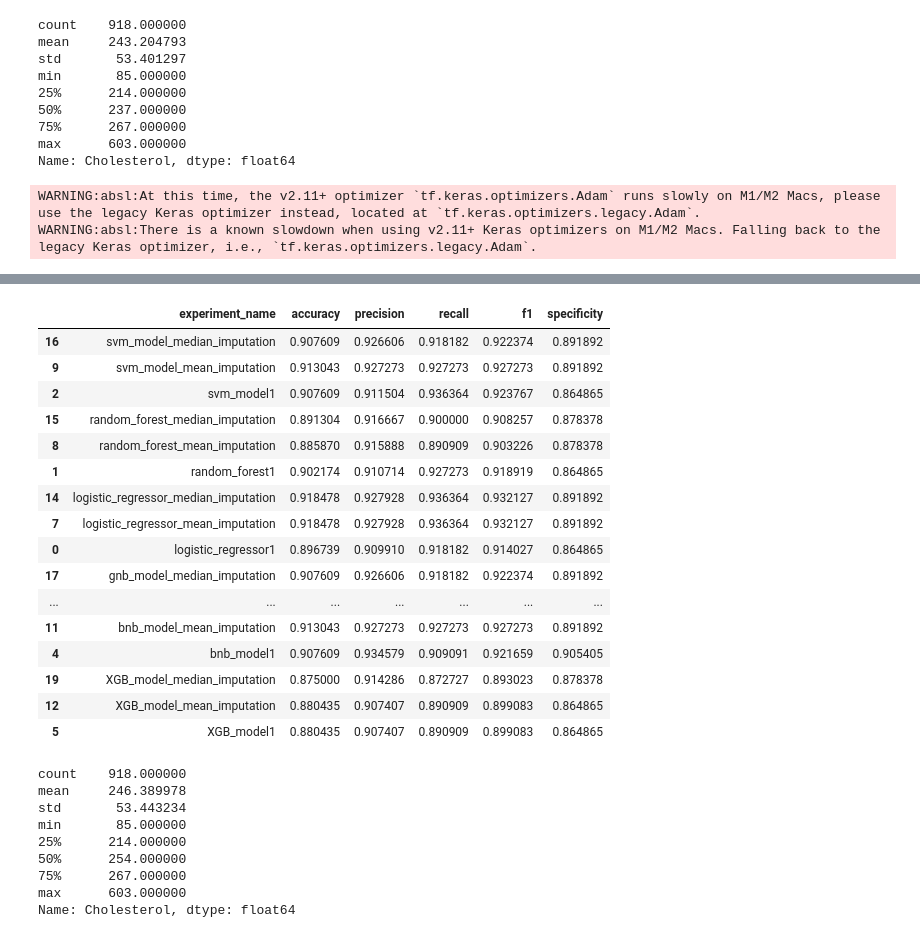
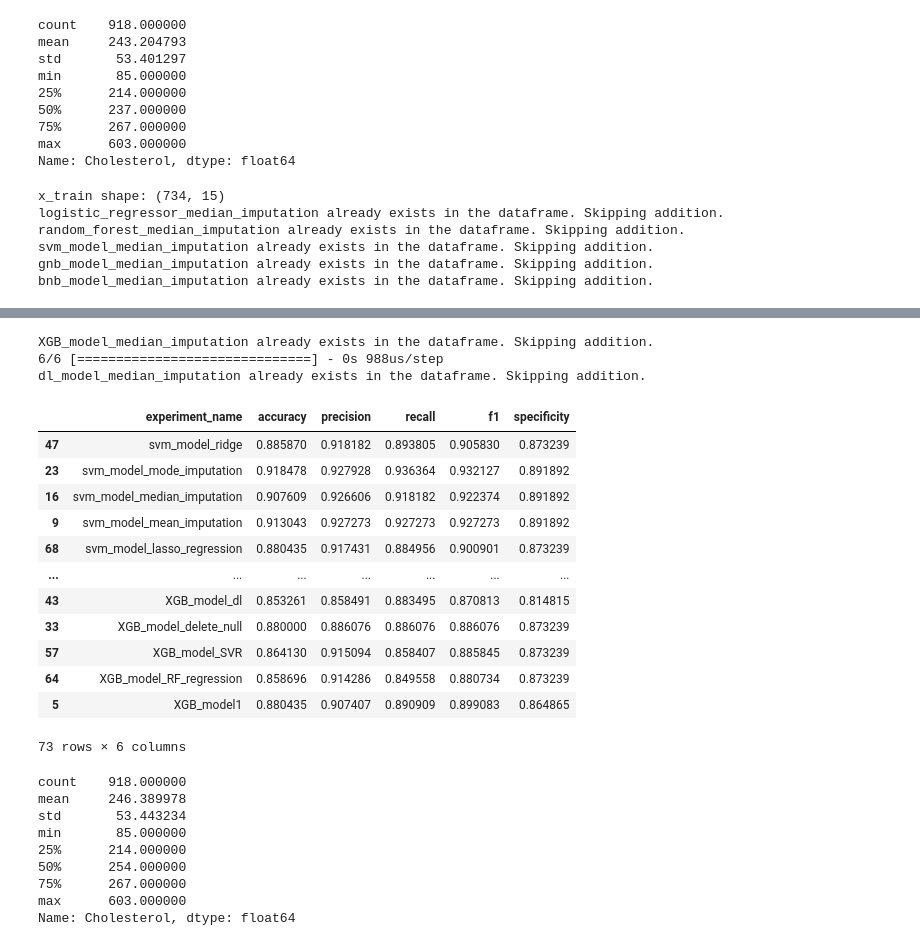
Before and after one commit to nripstein/Heart-Disease-Prediction, a Jupyter notebook: heart failure prediction notebook.ipynb, the cells around one changed output, grey strips where cells are left out. Cells and saved outputs as stored; diff of their text form; code cells hidden in the pictures.

Commit message:
set up exporting models

```diff
--- a/heart failure prediction notebook.ipynb
+++ b/heart failure prediction notebook.ipynb
@@ -492,7 +488,7 @@ plt.show()
 # %% [markdown]
 # Feature engineering and scaling
 # %%
-df2 = df.copy(deep=True)  # make a copy of the original data which we will modify
+preprocessed_df = df.copy(deep=True)  # make a copy of the original data which we will modify
 
 # Initialize the scalers
 min_max_scaler = MinMaxScaler()
@@ -501,15 +497,15 @@ standard_scaler = StandardScaler()  # not clear this was required for 'Age', 'Re
 # Apply both scalers to each continuous variable
 for feature in continuous_feature_names:
     # Perform MinMax scaling
-    min_max_scaled_data = min_max_scaler.fit_transform(df2[[feature]])
+    min_max_scaled_data = min_max_scaler.fit_transform(preprocessed_df[[feature]])
 
     # Perform Standard scaling on the MinMax scaled data
     min_max_standard_scaled_data = standard_scaler.fit_transform(min_max_scaled_data)
 
     # Update the original DataFrame with the scaled data
-    df2[feature] = min_max_standard_scaled_data.flatten()
+    preprocessed_df[feature] = min_max_standard_scaled_data.flatten()
 
-df2.head()
+preprocessed_df.head()
 # %% [output]
 |  | Age | Sex | ChestPainType | RestingBP | Cholesterol | FastingBS | RestingECG | MaxHR | ... |
 | 0 | -1.433140 | M | ATA | 0.410909 | 0.825070 | 0 | Normal | 1.382928 | ... |
@@ -519,8 +515,8 @@ df2.head()
 | 4 | 0.051881 | M | NAP | 0.951331 | -0.034755 | 0 | Normal | -0.581981 | ... |
 # %%
 # one hot encoding of categorical variables
-df2 = pd.get_dummies(df2, columns=categorical_feature_names, dtype=int)
-df2.head()
+preprocessed_df = pd.get_dummies(preprocessed_df, columns=categorical_feature_names, dtype=int)
+preprocessed_df.head()
 # %% [output]
 |  | Age | RestingBP | Cholesterol | MaxHR | Oldpeak | HeartDisease | Sex_F | Sex_M | ChestPainType_ASY | ... |
 | 0 | -1.433140 | 0.410909 | 0.825070 | 1.382928 | -0.832432 | 0 | 0 | 1 | 0 | ... |
@@ -642,4 +638,4 @@ Chi-Squared test takeaways:
 # %% [markdown]
 # Modelling and Predicting
 # %%
-x_train, x_test, y_train, y_test = train_test_split(df2.drop("HeartDisease", axis=1), df2["HeartDisease"], test_size=0.2, random_state=1)
+x_train, x_test, y_train, y_test = train_test_split(preprocessed_df.drop("HeartDisease", axis=1), preprocessed_df["HeartDisease"], test_size=0.2, random_state=1)
@@ -1138,12 +1151,12 @@ display(df[df["Cholesterol"]!=0]["Cholesterol"].median())
 # %% [output]
 237.0
 # %%
-df4 = df.copy(deep=True)  # make a new dataframe for this
-df4["FastingBS"] = df4["FastingBS"].astype(int)
+median_imputation_df = df.copy(deep=True)  # make a new dataframe for this
+median_imputation_df["FastingBS"] = median_imputation_df["FastingBS"].astype(int)
 
-df4.loc[df4["Cholesterol"]==0, "Cholesterol"] = df4[df4["Cholesterol"]!=0]["Cholesterol"].median() # set it equal to the median
+median_imputation_df.loc[median_imputation_df["Cholesterol"] == 0, "Cholesterol"] = median_imputation_df[median_imputation_df["Cholesterol"] != 0]["Cholesterol"].median() # set it equal to the median
 
-display(df4["Cholesterol"].describe())
+display(median_imputation_df["Cholesterol"].describe())
 # %% [output]
 count    918.000000
 mean     243.204793
@@ -1155,8 +1168,12 @@ min       85.000000
 max      603.000000
 Name: Cholesterol, dtype: float64
 # %%
-models_df = run_models(df4.copy(deep=True), continuous_feature_names, categorical_feature_names, models_df, add_experiment, descriptor="median_imputation")
+models_df = run_models(median_imputation_df.copy(deep=True), continuous_feature_names, categorical_feature_names, models_df, add_experiment, descriptor="median_imputation")
 display(models_df.drop("predictions", axis=1).sort_values(by="experiment_name", ascending=False))
 # %% [output]
-WARNING:absl:At this time, the v2.11+ optimizer `tf.keras.optimizers.Adam` runs slowly on M1/M2 Macs, please use the legacy Keras optimizer instead, located at `tf.keras.optimizers.legacy.Adam`.
-WARNING:absl:There is a known slowdown when using v2.11+ Keras optimizers on M1/M2 Macs. Falling back to the legacy Keras optimizer, i.e., `tf.keras.optimizers.legacy.Adam`.
+x_train shape: (734, 15)
+logistic_regressor_median_imputation already exists in the dataframe. Skipping addition.
+random_forest_median_imputation already exists in the dataframe. Skipping addition.
+svm_model_median_imputation already exists in the dataframe. Skipping addition.
+gnb_model_median_imputation already exists in the dataframe. Skipping addition.
+bnb_model_median_imputation already exists in the dataframe. Skipping addition.
@@ -1164,20 +1182,19 @@ WARNING:absl:There is a known slowdown when using v2.11+ Keras optimizers on M1/
+XGB_model_median_imputation already exists in the dataframe. Skipping addition.
+6/6 [==============================] - 0s 988us/step
+dl_model_median_imputation already exists in the dataframe. Skipping addition.
 |  | experiment_name | accuracy | precision | recall | f1 | specificity |
+| 47 | svm_model_ridge | 0.885870 | 0.918182 | 0.893805 | 0.905830 | 0.873239 |
+| 23 | svm_model_mode_imputation | 0.918478 | 0.927928 | 0.936364 | 0.932127 | 0.891892 |
 | 16 | svm_model_median_imputation | 0.907609 | 0.926606 | 0.918182 | 0.922374 | 0.891892 |
 | 9 | svm_model_mean_imputation | 0.913043 | 0.927273 | 0.927273 | 0.927273 | 0.891892 |
-| 2 | svm_model1 | 0.907609 | 0.911504 | 0.936364 | 0.923767 | 0.864865 |
-| 15 | random_forest_median_imputation | 0.891304 | 0.916667 | 0.900000 | 0.908257 | 0.878378 |
-| 8 | random_forest_mean_imputation | 0.885870 | 0.915888 | 0.890909 | 0.903226 | 0.878378 |
-| 1 | random_forest1 | 0.902174 | 0.910714 | 0.927273 | 0.918919 | 0.864865 |
-| 14 | logistic_regressor_median_imputation | 0.918478 | 0.927928 | 0.936364 | 0.932127 | 0.891892 |
-| 7 | logistic_regressor_mean_imputation | 0.918478 | 0.927928 | 0.936364 | 0.932127 | 0.891892 |
-| 0 | logistic_regressor1 | 0.896739 | 0.909910 | 0.918182 | 0.914027 | 0.864865 |
-| 17 | gnb_model_median_imputation | 0.907609 | 0.926606 | 0.918182 | 0.922374 | 0.891892 |
+| 68 | svm_model_lasso_regression | 0.880435 | 0.917431 | 0.884956 | 0.900901 | 0.873239 |
 | ... | ... | ... | ... | ... | ... | ... |
-| 11 | bnb_model_mean_imputation | 0.913043 | 0.927273 | 0.927273 | 0.927273 | 0.891892 |
-| 4 | bnb_model1 | 0.907609 | 0.934579 | 0.909091 | 0.921659 | 0.905405 |
-| 19 | XGB_model_median_imputation | 0.875000 | 0.914286 | 0.872727 | 0.893023 | 0.878378 |
-| 12 | XGB_model_mean_imputation | 0.880435 | 0.907407 | 0.890909 | 0.899083 | 0.864865 |
+| 43 | XGB_model_dl | 0.853261 | 0.858491 | 0.883495 | 0.870813 | 0.814815 |
+| 33 | XGB_model_delete_null | 0.880000 | 0.886076 | 0.886076 | 0.886076 | 0.873239 |
+| 57 | XGB_model_SVR | 0.864130 | 0.915094 | 0.858407 | 0.885845 | 0.873239 |
+| 64 | XGB_model_RF_regression | 0.858696 | 0.914286 | 0.849558 | 0.880734 | 0.873239 |
 | 5 | XGB_model1 | 0.880435 | 0.907407 | 0.890909 | 0.899083 | 0.864865 |
+73 rows × 6 columns
 # %%
 mode_imputation_df = df.copy(deep=True)  # make a new dataframe for this
 mode_imputation_df["FastingBS"] = mode_imputation_df["FastingBS"].astype(int)
```
Also changed, not shown: parts of 22 cells of this notebook.
